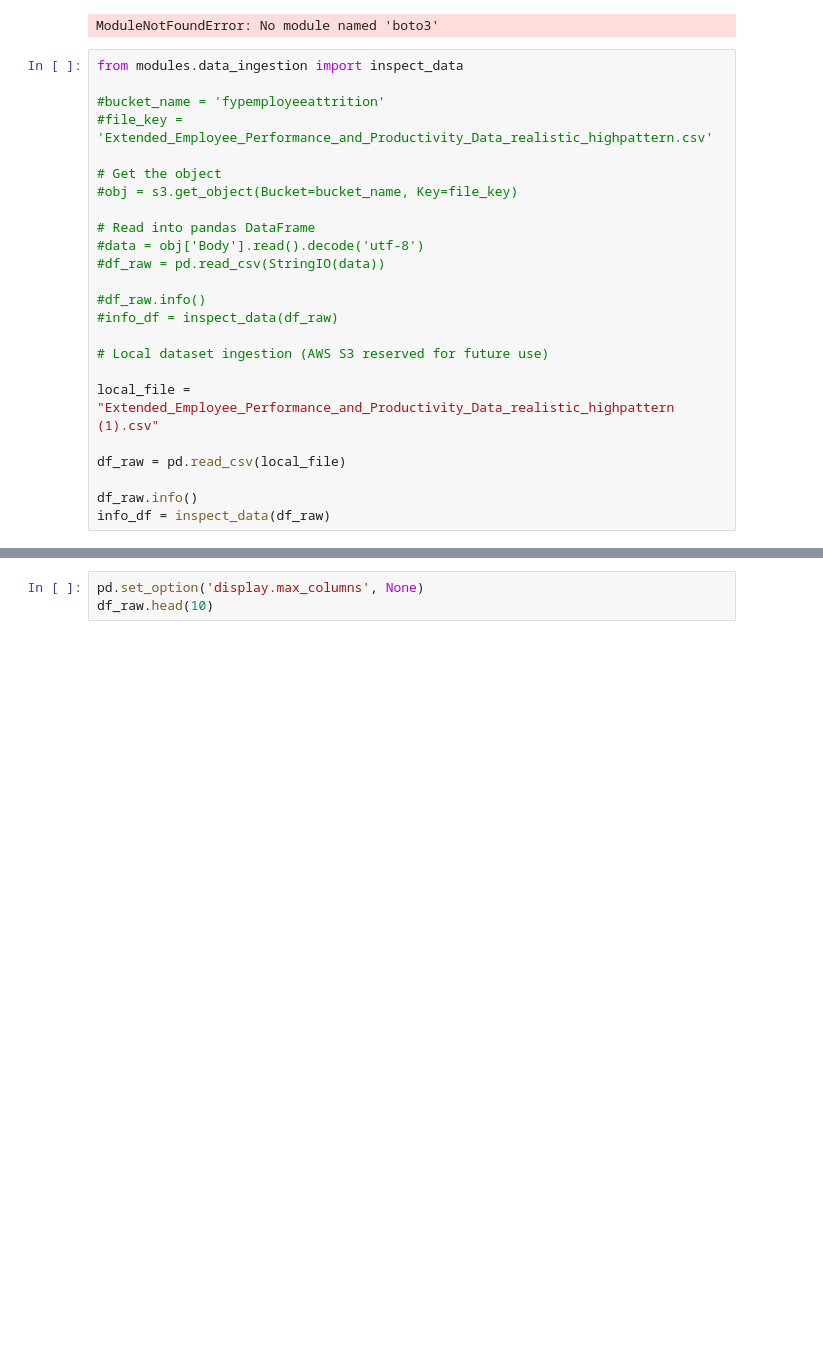
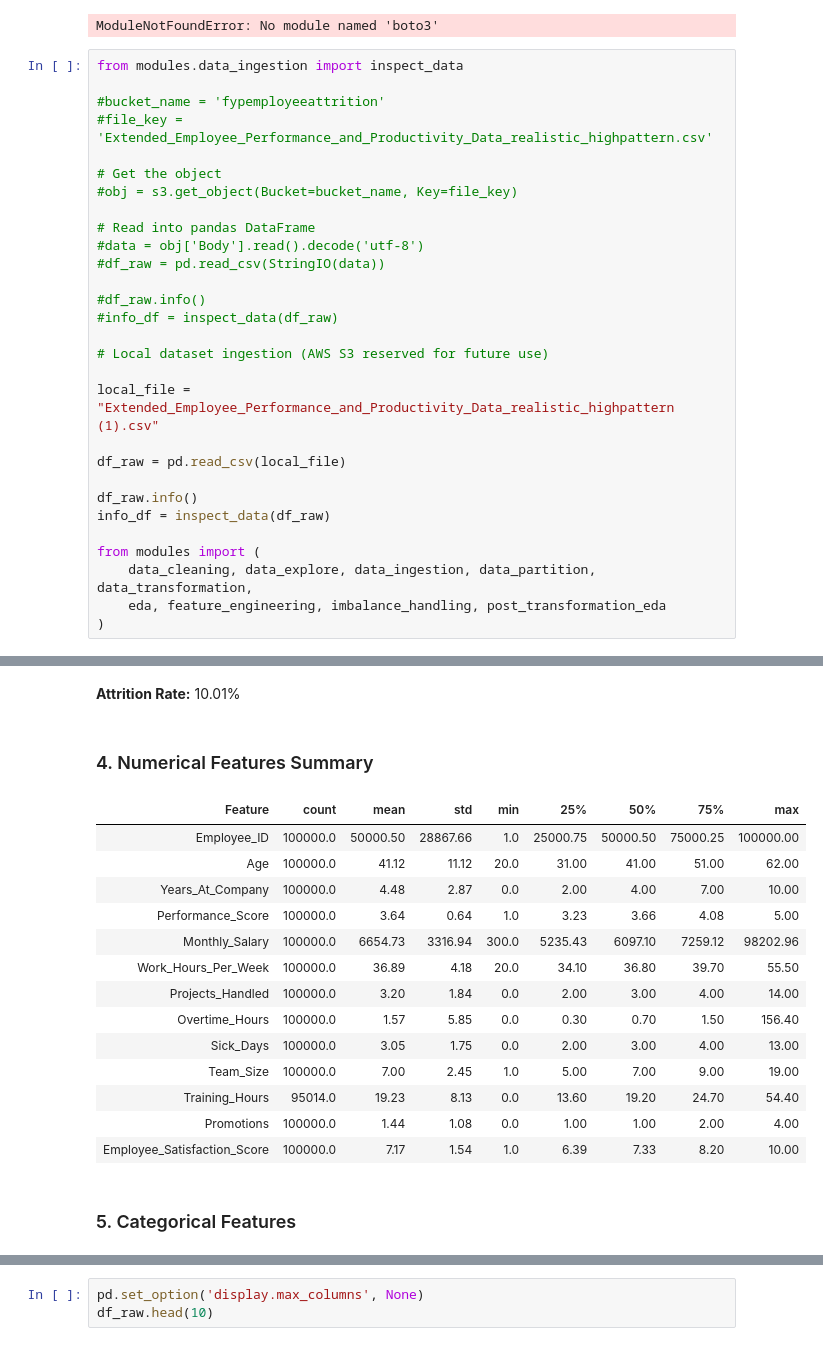
Before and after one commit to felixooi/FYP, a Jupyter notebook: Main.ipynb, the cells around one changed output, grey strips where cells are left out. Saved outputs shown, nothing was run; the diff lists cells and outputs as text; blank space fills up the shorter version.

Commit message:
Minor Changes to Model Training + Tuning (V3.0)

```diff
--- a/Main.ipynb
+++ b/Main.ipynb
@@ -101,4 +101,9 @@ df_raw = pd.read_csv(local_file)
 
 df_raw.info()
 info_df = inspect_data(df_raw)
+
+from modules import (
+    data_cleaning, data_explore, data_ingestion, data_partition, data_transformation,
+    eda, feature_engineering, imbalance_handling, post_transformation_eda
+)
 # %% [output]
@@ -105,0 +152,17 @@ NameError: name 's3' is not defined
+Attrition Rate: 10.01%
+4. Numerical Features Summary
+| Feature | count | mean | std | min | 25% | 50% | 75% | max |
+| Employee_ID | 100000.0 | 50000.50 | 28867.66 | 1.0 | 25000.75 | 50000.50 | 75000.25 | 100000.00 |
+| Age | 100000.0 | 41.12 | 11.12 | 20.0 | 31.00 | 41.00 | 51.00 | 62.00 |
+| Years_At_Company | 100000.0 | 4.48 | 2.87 | 0.0 | 2.00 | 4.00 | 7.00 | 10.00 |
+| Performance_Score | 100000.0 | 3.64 | 0.64 | 1.0 | 3.23 | 3.66 | 4.08 | 5.00 |
+| Monthly_Salary | 100000.0 | 6654.73 | 3316.94 | 300.0 | 5235.43 | 6097.10 | 7259.12 | 98202.96 |
+| Work_Hours_Per_Week | 100000.0 | 36.89 | 4.18 | 20.0 | 34.10 | 36.80 | 39.70 | 55.50 |
+| Projects_Handled | 100000.0 | 3.20 | 1.84 | 0.0 | 2.00 | 3.00 | 4.00 | 14.00 |
+| Overtime_Hours | 100000.0 | 1.57 | 5.85 | 0.0 | 0.30 | 0.70 | 1.50 | 156.40 |
+| Sick_Days | 100000.0 | 3.05 | 1.75 | 0.0 | 2.00 | 3.00 | 4.00 | 13.00 |
+| Team_Size | 100000.0 | 7.00 | 2.45 | 1.0 | 5.00 | 7.00 | 9.00 | 19.00 |
+| Training_Hours | 95014.0 | 19.23 | 8.13 | 0.0 | 13.60 | 19.20 | 24.70 | 54.40 |
+| Promotions | 100000.0 | 1.44 | 1.08 | 0.0 | 1.00 | 1.00 | 2.00 | 4.00 |
+| Employee_Satisfaction_Score | 100000.0 | 7.17 | 1.54 | 1.0 | 6.39 | 7.33 | 8.20 | 10.00 |
+5. Categorical Features
```
Also changed, not shown: parts of 6 cells of this notebook, 14 other files.
